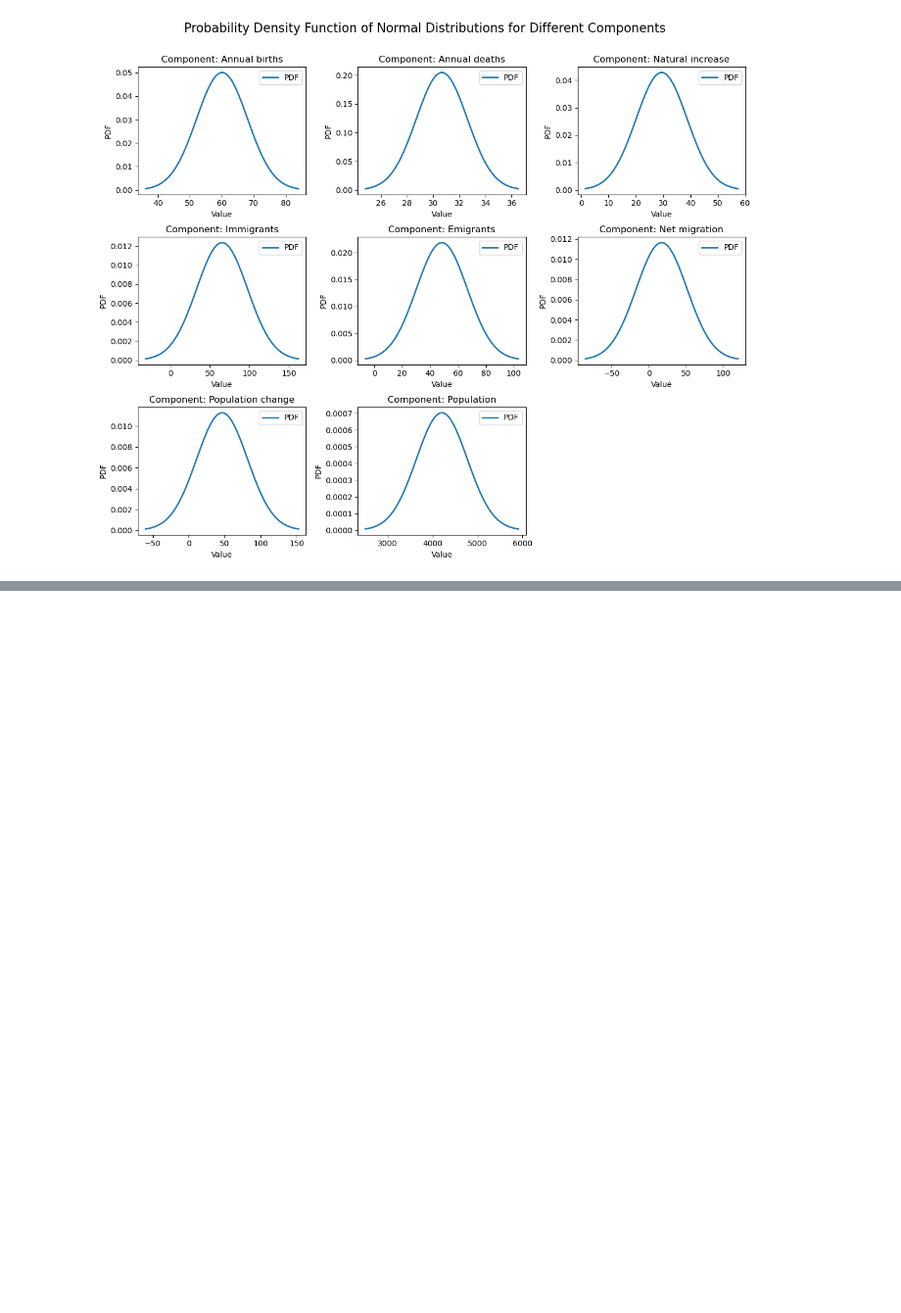
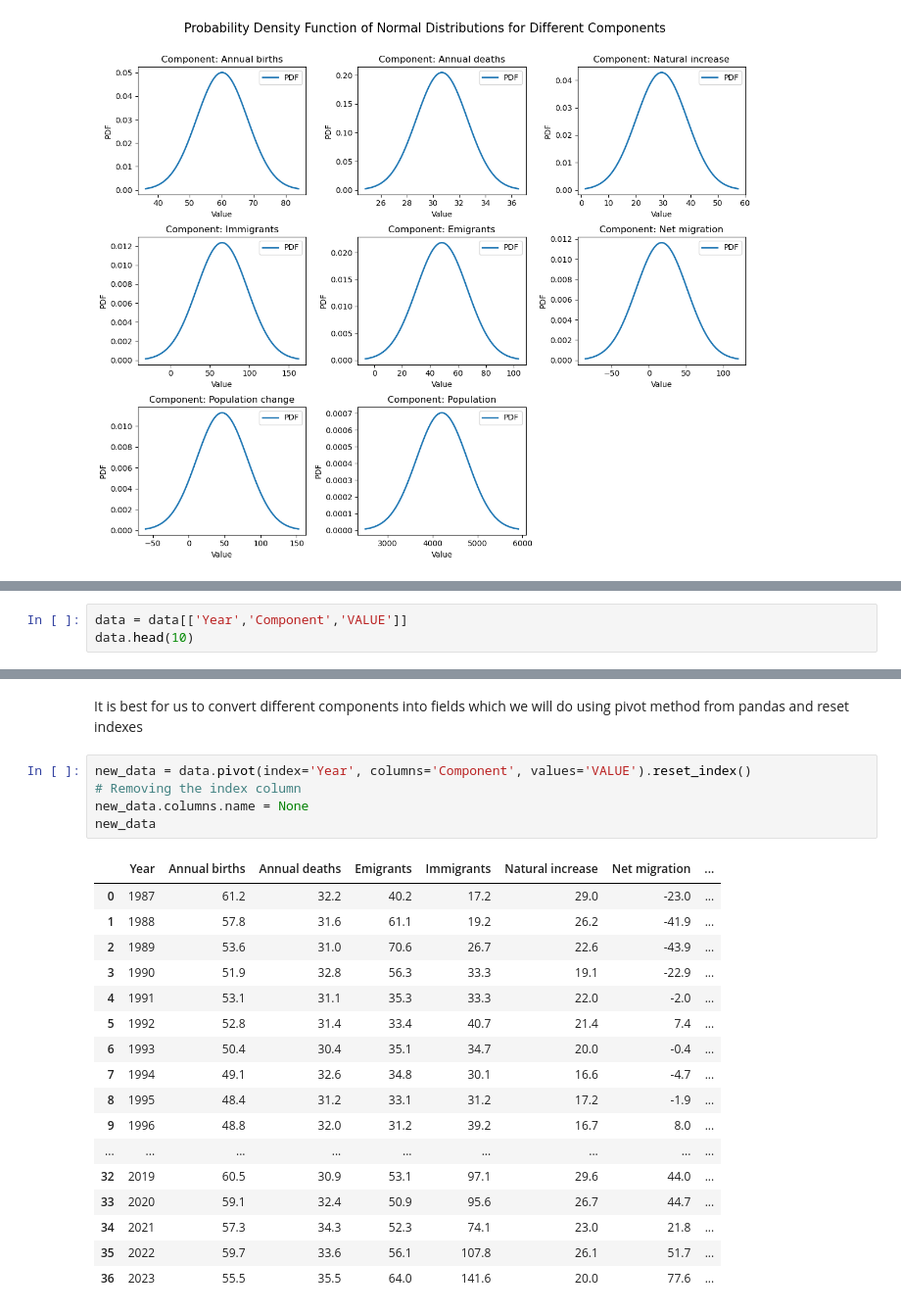
Before and after one commit to 2021402/CA-01-MSc-Data-Analytics, a Jupyter notebook: Project Code 1.ipynb, the cells around one changed output, grey strips where cells are left out. Shown at 98% size. Cells and saved outputs as stored; diff of their text form; blank space fills up the shorter version.

```diff
--- a/Project Code 1.ipynb
+++ b/Project Code 1.ipynb
@@ -213,0 +251,3 @@ plt.show()
+# %%
+data = data[['Year','Component','VALUE']]
+data.head(10)
@@ -213,0 +266,25 @@ plt.show()
+# %% [markdown]
+It is best for us to convert different components into fields which we will do using pivot method from pandas and reset indexes
+# %%
+new_data = data.pivot(index='Year', columns='Component', values='VALUE').reset_index()
+# Removing the index column
+new_data.columns.name = None
+new_data
+# %% [output]
+|  | Year | Annual births | Annual deaths | Emigrants | Immigrants | Natural increase | Net migration | ... |
+| 0 | 1987 | 61.2 | 32.2 | 40.2 | 17.2 | 29.0 | -23.0 | ... |
+| 1 | 1988 | 57.8 | 31.6 | 61.1 | 19.2 | 26.2 | -41.9 | ... |
+| 2 | 1989 | 53.6 | 31.0 | 70.6 | 26.7 | 22.6 | -43.9 | ... |
+| 3 | 1990 | 51.9 | 32.8 | 56.3 | 33.3 | 19.1 | -22.9 | ... |
+| 4 | 1991 | 53.1 | 31.1 | 35.3 | 33.3 | 22.0 | -2.0 | ... |
+| 5 | 1992 | 52.8 | 31.4 | 33.4 | 40.7 | 21.4 | 7.4 | ... |
+| 6 | 1993 | 50.4 | 30.4 | 35.1 | 34.7 | 20.0 | -0.4 | ... |
+| 7 | 1994 | 49.1 | 32.6 | 34.8 | 30.1 | 16.6 | -4.7 | ... |
+| 8 | 1995 | 48.4 | 31.2 | 33.1 | 31.2 | 17.2 | -1.9 | ... |
+| 9 | 1996 | 48.8 | 32.0 | 31.2 | 39.2 | 16.7 | 8.0 | ... |
+| ... | ... | ... | ... | ... | ... | ... | ... | ... |
+| 32 | 2019 | 60.5 | 30.9 | 53.1 | 97.1 | 29.6 | 44.0 | ... |
+| 33 | 2020 | 59.1 | 32.4 | 50.9 | 95.6 | 26.7 | 44.7 | ... |
+| 34 | 2021 | 57.3 | 34.3 | 52.3 | 74.1 | 23.0 | 21.8 | ... |
+| 35 | 2022 | 59.7 | 33.6 | 56.1 | 107.8 | 26.1 | 51.7 | ... |
+| 36 | 2023 | 55.5 | 35.5 | 64.0 | 141.6 | 20.0 | 77.6 | ... |
```
Also changed, not shown: parts of 9 cells of this notebook.
